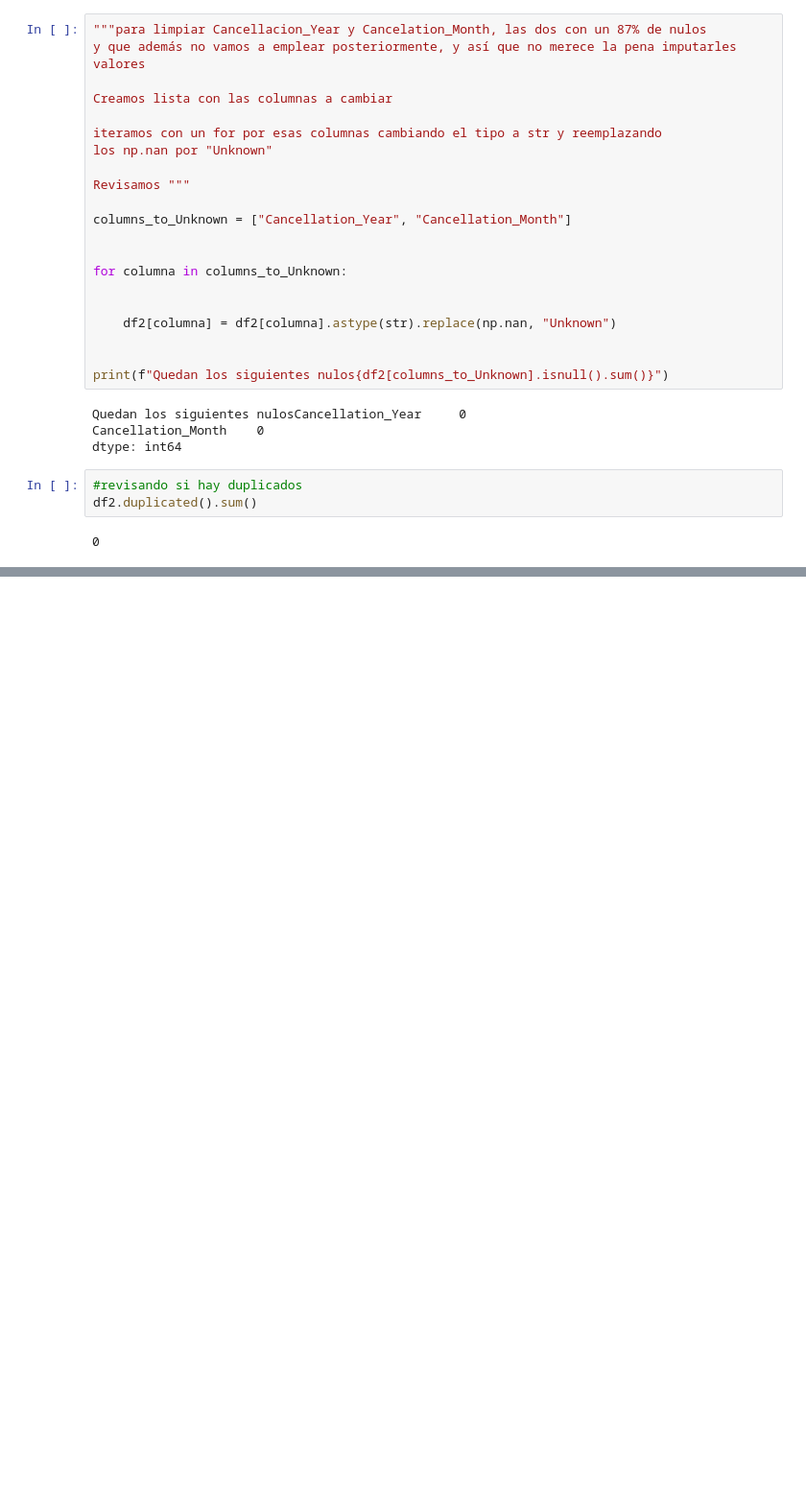
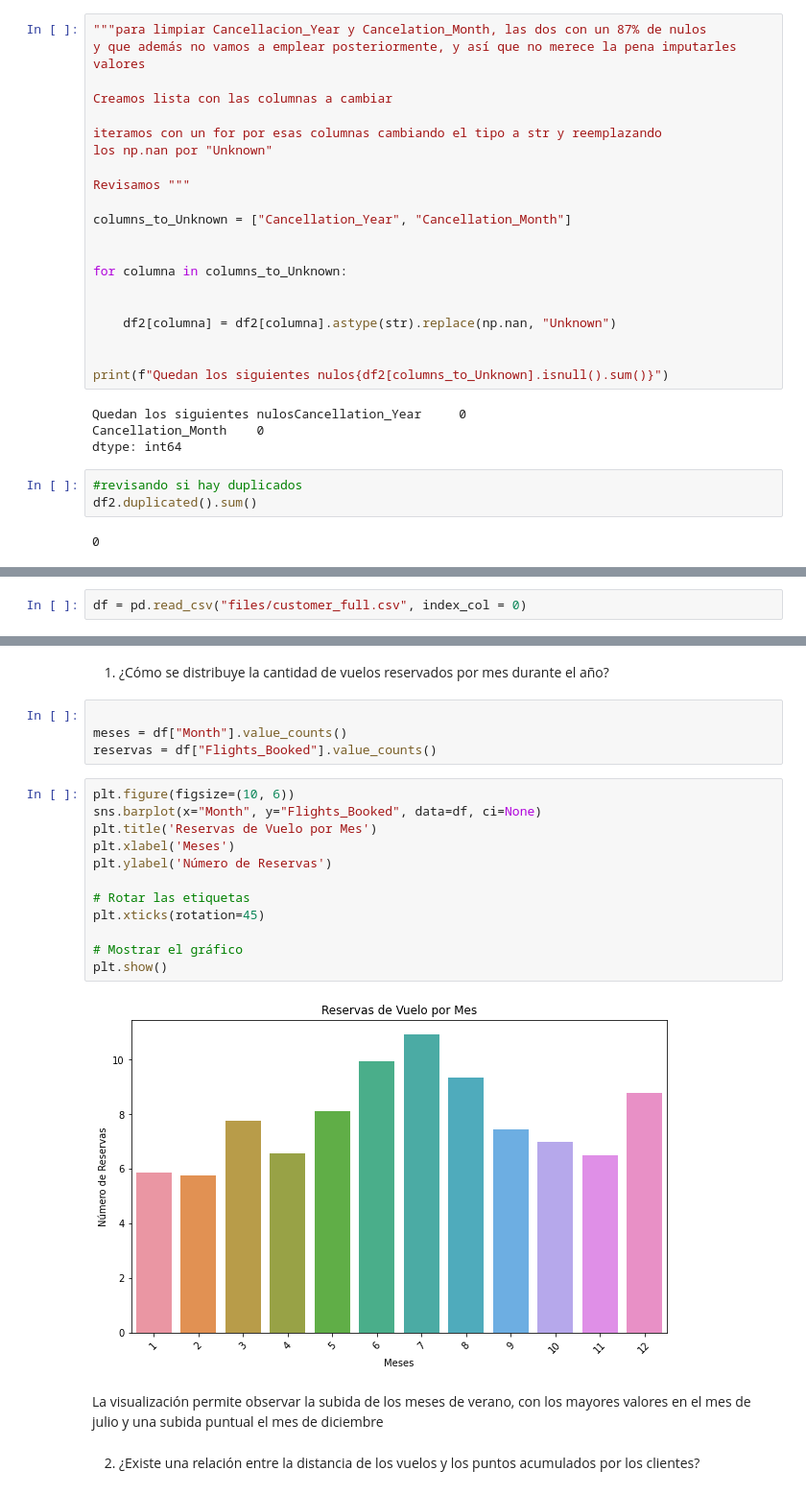
Before and after one commit to Adalab/bda-modulo-3-evaluacion-final-maitebarreravillarias, a Jupyter notebook: evaluacion_primera_version.ipynb, the cells around one changed output, grey strips where cells are left out. Shown at 96% size. Cells and saved outputs as stored; diff of their text form; blank space fills up the shorter version.

Commit message:
visualizations

```diff
--- a/evaluacion_primera_version.ipynb
+++ b/evaluacion_primera_version.ipynb
@@ -496,0 +563,2 @@ df2.duplicated().sum()
+# %%
+df = pd.read_csv("files/customer_full.csv", index_col = 0)
@@ -496,0 +591,24 @@ df2.duplicated().sum()
+# %% [markdown]
+1. ¿Cómo se distribuye la cantidad de vuelos reservados por mes durante el año?
+# %%
+
+meses = df["Month"].value_counts()
+reservas = df["Flights_Booked"].value_counts()
+# %%
+plt.figure(figsize=(10, 6))
+sns.barplot(x="Month", y="Flights_Booked", data=df, ci=None)
+plt.title('Reservas de Vuelo por Mes')
+plt.xlabel('Meses')
+plt.ylabel('Número de Reservas')
+
+# Rotar las etiquetas
+plt.xticks(rotation=45)
+
+# Mostrar el gráfico
+plt.show()
+# %% [output]
+[figure, added]
+# %% [markdown]
+La visualización permite observar la subida de los meses de verano, con los mayores valores en el mes de julio y una subida puntual el mes de diciembre
+# %% [markdown]
+2. ¿Existe una relación entre la distancia de los vuelos y los puntos acumulados por los clientes?
```
Also changed, not shown: parts of 21 cells of this notebook, 1 other file.
